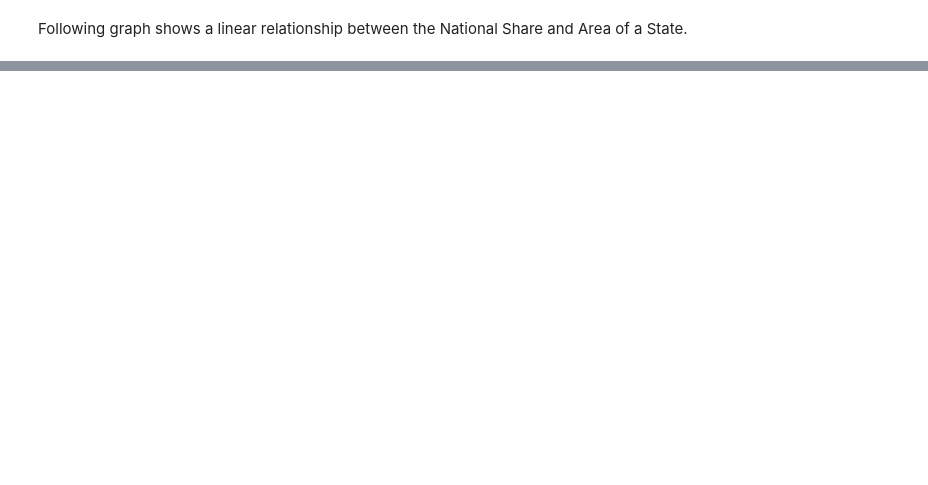
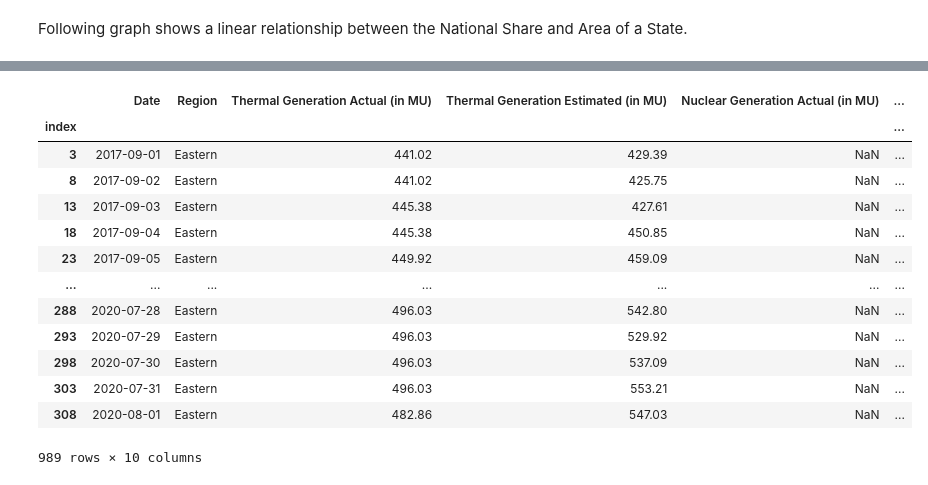
Before and after one commit to SheCodes-IEEE-CIS-GHRCE/Electricity-Generation-Analysis-and-Prediction-in-India, a Jupyter notebook: Elec-gen.ipynb, the cells around one changed output, grey strips where cells are left out. Drawn from its saved outputs; the diff is of its cells as text; code cells hidden in the pictures; blank space fills up the shorter version.

```diff
--- a/Elec-gen.ipynb
+++ b/Elec-gen.ipynb
@@ -375,0 +498,4 @@ plt.show()
+# %%
+# Mask for Eastern Region
+mask_eastern = power['Region'] == 'Eastern'
+mask_eastern
@@ -375,0 +516,19 @@ plt.show()
+# %%
+# Extract the Eastern data into a dataframe
+df_Eastern = power[mask_eastern]
+df_Eastern
+# %% [output]
+|  | Date | Region | Thermal Generation Actual (in MU) | Thermal Generation Estimated (in MU) | Nuclear Generation Actual (in MU) | ... |
+| index |  |  |  |  |  | ... |
+| 3 | 2017-09-01 | Eastern | 441.02 | 429.39 | NaN | ... |
+| 8 | 2017-09-02 | Eastern | 441.02 | 425.75 | NaN | ... |
+| 13 | 2017-09-03 | Eastern | 445.38 | 427.61 | NaN | ... |
+| 18 | 2017-09-04 | Eastern | 445.38 | 450.85 | NaN | ... |
+| 23 | 2017-09-05 | Eastern | 449.92 | 459.09 | NaN | ... |
+| ... | ... | ... | ... | ... | ... | ... |
+| 288 | 2020-07-28 | Eastern | 496.03 | 542.80 | NaN | ... |
+| 293 | 2020-07-29 | Eastern | 496.03 | 529.92 | NaN | ... |
+| 298 | 2020-07-30 | Eastern | 496.03 | 537.09 | NaN | ... |
+| 303 | 2020-07-31 | Eastern | 496.03 | 553.21 | NaN | ... |
+| 308 | 2020-08-01 | Eastern | 482.86 | 547.03 | NaN | ... |
+989 rows × 10 columns
```
Also changed, not shown: parts of 28 cells of this notebook.
